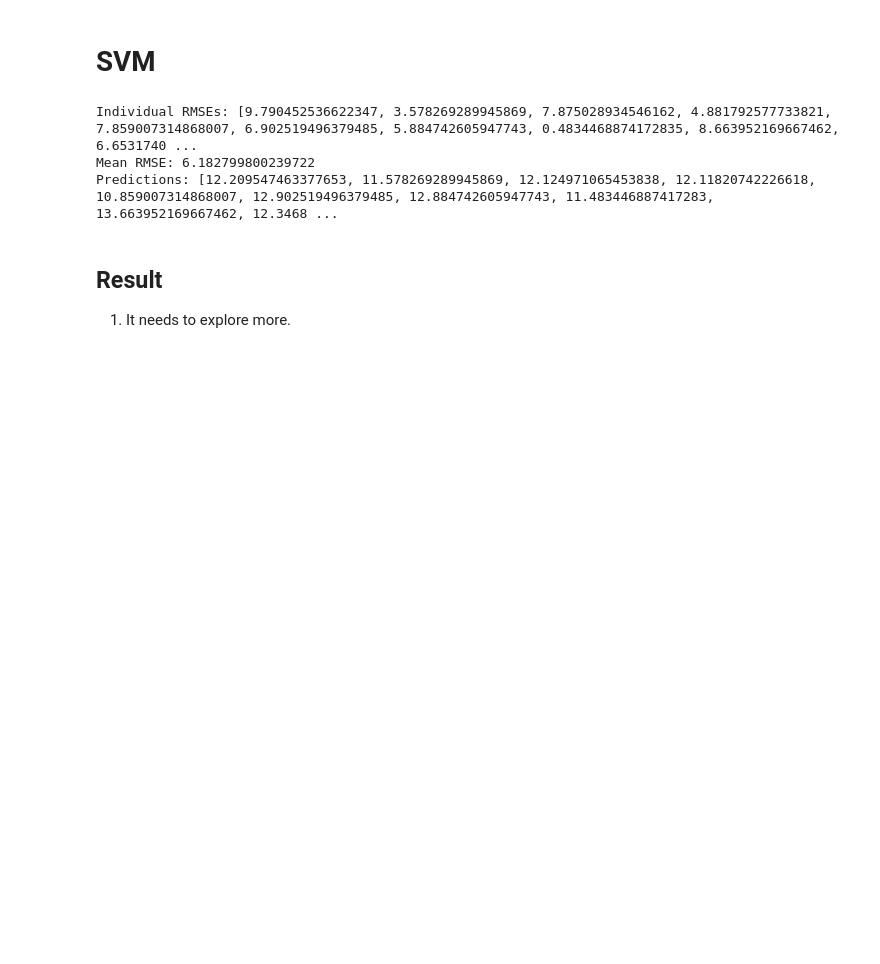
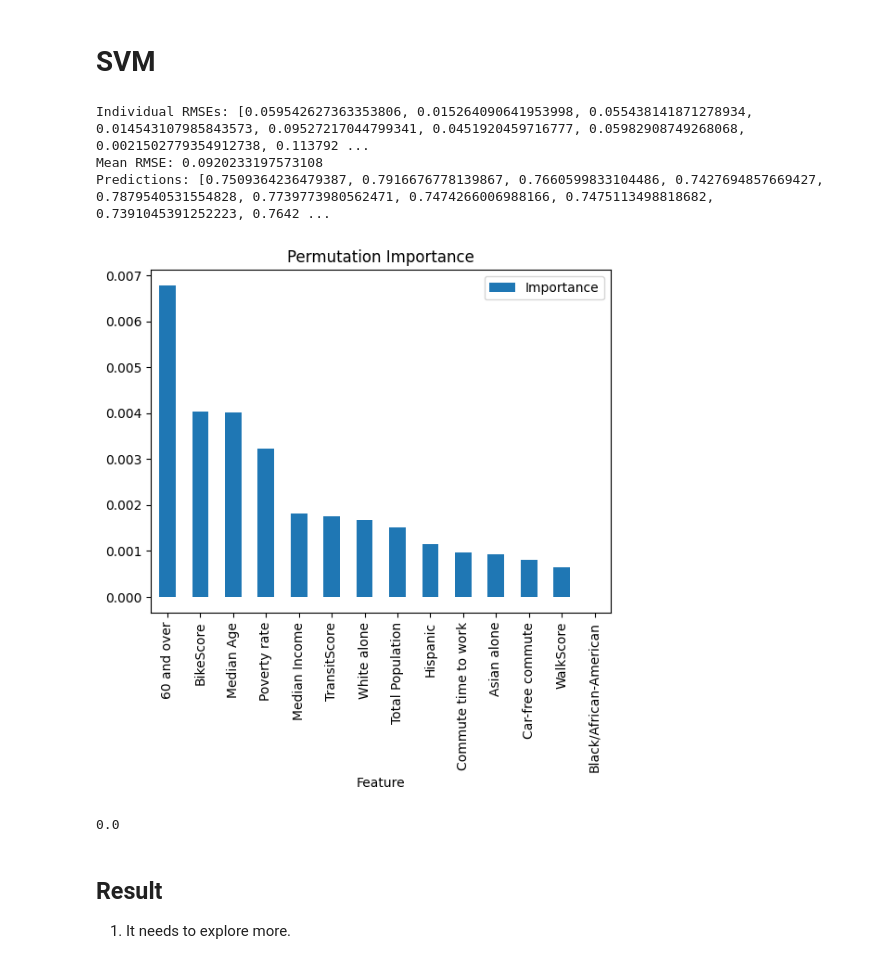
Before and after one commit to R-Yin-217/DS4420_ML-DM2_CourseProject, a Jupyter notebook: Classic_Model.ipynb, the cells around one changed output. Saved outputs shown, nothing was run; the diff lists cells and outputs as text; code cells hidden in the pictures; blank space fills up the shorter version.

```diff
--- a/Classic_Model.ipynb
+++ b/Classic_Model.ipynb
@@ -308,7 +400,7 @@ loo = LeaveOneOut()
 
 # define model
 from sklearn.svm import SVR
-model = SVR(C = 10, epsilon =  0.01, kernel = 'rbf')
+model = SVR(C = 0.1, epsilon =  0.01, kernel = 'rbf')
 
 ## scaling the features
 #scaler = StandardScaler()
@@ -348,7 +440,7 @@ predictions = []
 for train_index, test_index in loo.split(X):
     # split the data
     X_train, X_test = X.iloc[train_index], X.iloc[test_index]
-    y_train, y_test = y.iloc[train_index], y.iloc[test_index]
+    y_train, y_test = y[train_index], y[test_index]
 
     # learn the model
     model.fit(X_train, y_train)
@@ -368,9 +460,35 @@ print(f"Individual RMSEs: {errors}")
 print(f"Mean RMSE: {mean_rmse}")
 print(f"Predictions: {predictions}")
 # %% [output]
-Individual RMSEs: [9.790452536622347, 3.578269289945869, 7.875028934546162, 4.881792577733821, 7.859007314868007, 6.902519496379485, 5.884742605947743, 0.4834468874172835, 8.663952169667462, 6.6531740 ...
-Mean RMSE: 6.182799800239722
-Predictions: [12.209547463377653, 11.578269289945869, 12.124971065453838, 12.11820742226618, 10.859007314868007, 12.902519496379485, 12.884742605947743, 11.483446887417283, 13.663952169667462, 12.3468 ...
+Individual RMSEs: [0.059542627363353806, 0.015264090641953998, 0.055438141871278934, 0.014543107985843573, 0.09527217044799341, 0.0451920459716777, 0.05982908749268068, 0.0021502779354912738, 0.113792 ...
+Mean RMSE: 0.0920233197573108
+Predictions: [0.7509364236479387, 0.7916676778139867, 0.7660599833104486, 0.7427694857669427, 0.7879540531554828, 0.7739773980562471, 0.7474266006988166, 0.7475113498818682, 0.7391045391252223, 0.7642 ...
+# %%
+from sklearn.inspection import permutation_importance
+
+# モデルの学習
+model.fit(X, y)
+
+# 置換重要度を計算
+svm_importance = permutation_importance(model, X, y, scoring="neg_root_mean_squared_error")
+
+# 結果を表示
+import pandas as pd
+SVM_df = pd.DataFrame({
+    "Feature": X.columns,
+    "Importance": svm_importance.importances_mean,
+    "Std Dev": svm_importance.importances_std
+})
+
+SVM_df.sort_values(by="Importance", ascending=False).plot(x="Feature", y="Importance", kind="bar", title="Permutation Importance")
+plt.show()
+# %% [output]
+[figure, added]
+# %%
+y_pred_svm = model.predict(X_val)
+print(evaluate(rank(y_pred_svm)))
+# %% [output]
+0.0
 # %% [markdown]
 ## Result
 1. It needs to explore more.
```
Also changed, not shown: parts of 28 cells of this notebook, 6 other files.
